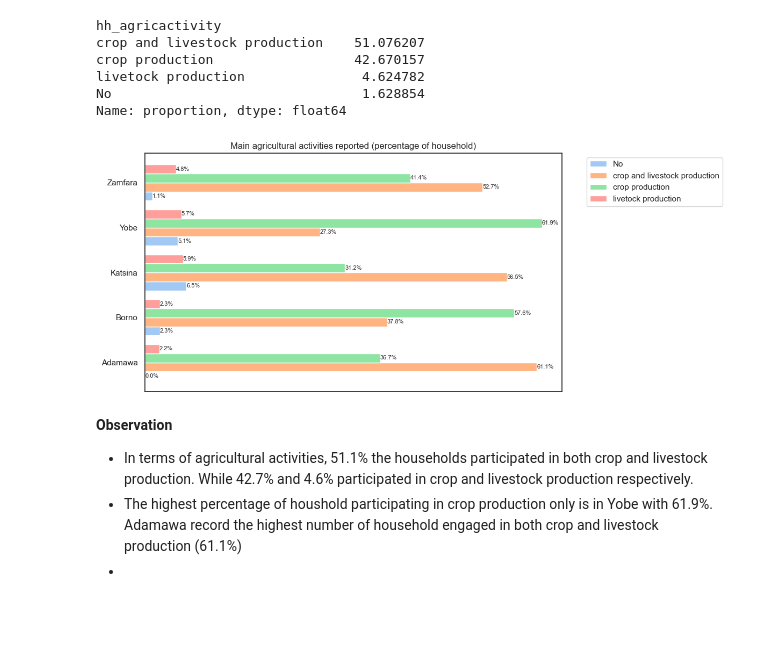
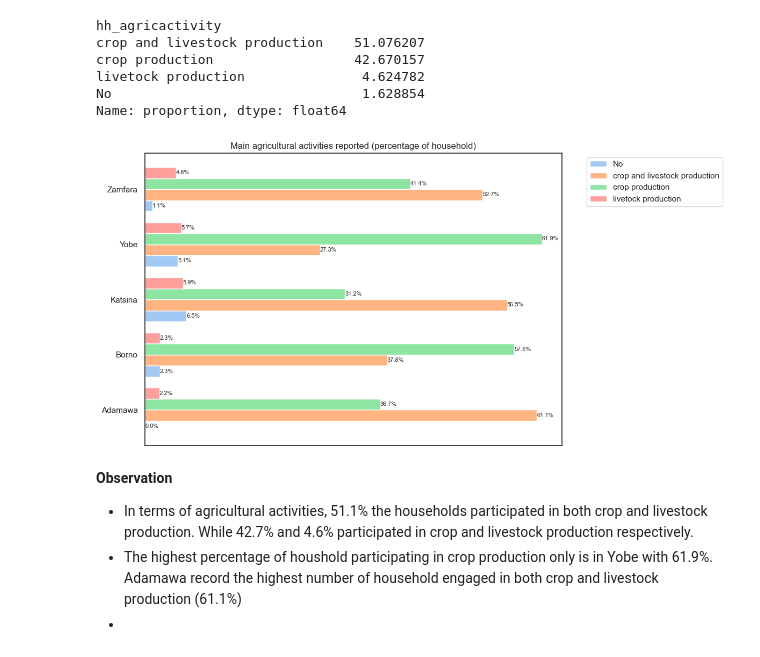
Before and after one commit to decorouz/Food_Insecurity_Indicators_Analysis, a Jupyter notebook: notebooks/2_eda.ipynb, the cells around one changed output. Saved outputs shown, nothing was run; the diff lists cells and outputs as text; code cells hidden in the pictures; blank space fills up the shorter version.

```diff
--- a/notebooks/2_eda.ipynb
+++ b/notebooks/2_eda.ipynb
@@ -838,10 +836,10 @@ Name: proportion, dtype: float64
 # %%
 pivot_df_percentage_hh_agricactivity = compute_groupby(demo_df, "state", "hh_agricactivity")
 
-plot_grouped_data(pivot_df_percentage_hh_agricactivity,stacked=False,
+plot_grouped_data(pivot_df_percentage_hh_agricactivity,
                   title="Main agricultural activities reported (percentage of household)", legend_title="")
 # %% [output]
-[figure, old version]
+[figure, new version]
 # %% [markdown]
 **Observation**
 * In terms of agricultural activities, 51.1% the households participated in both crop and livestock production. While 42.7%  and 4.6% participated in crop and livestock production respectively.
```
Also changed, not shown: parts of 96 cells of this notebook.
